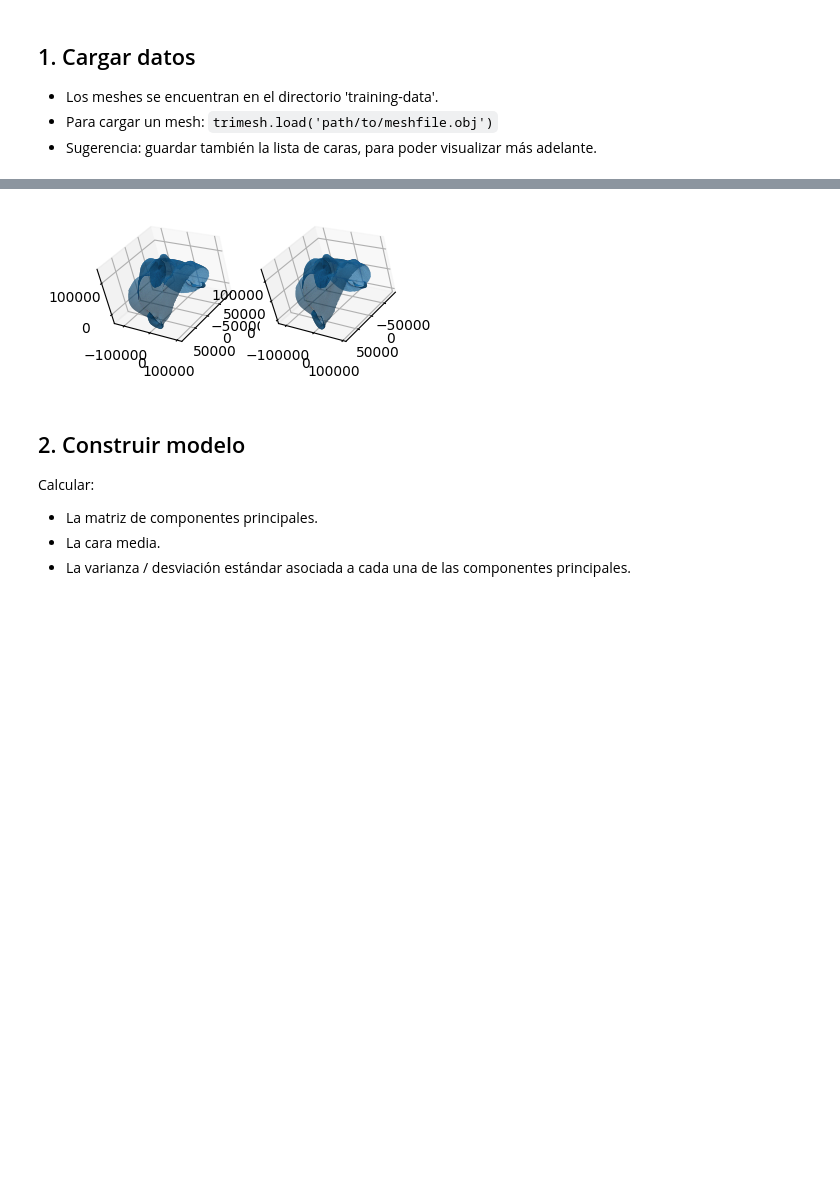
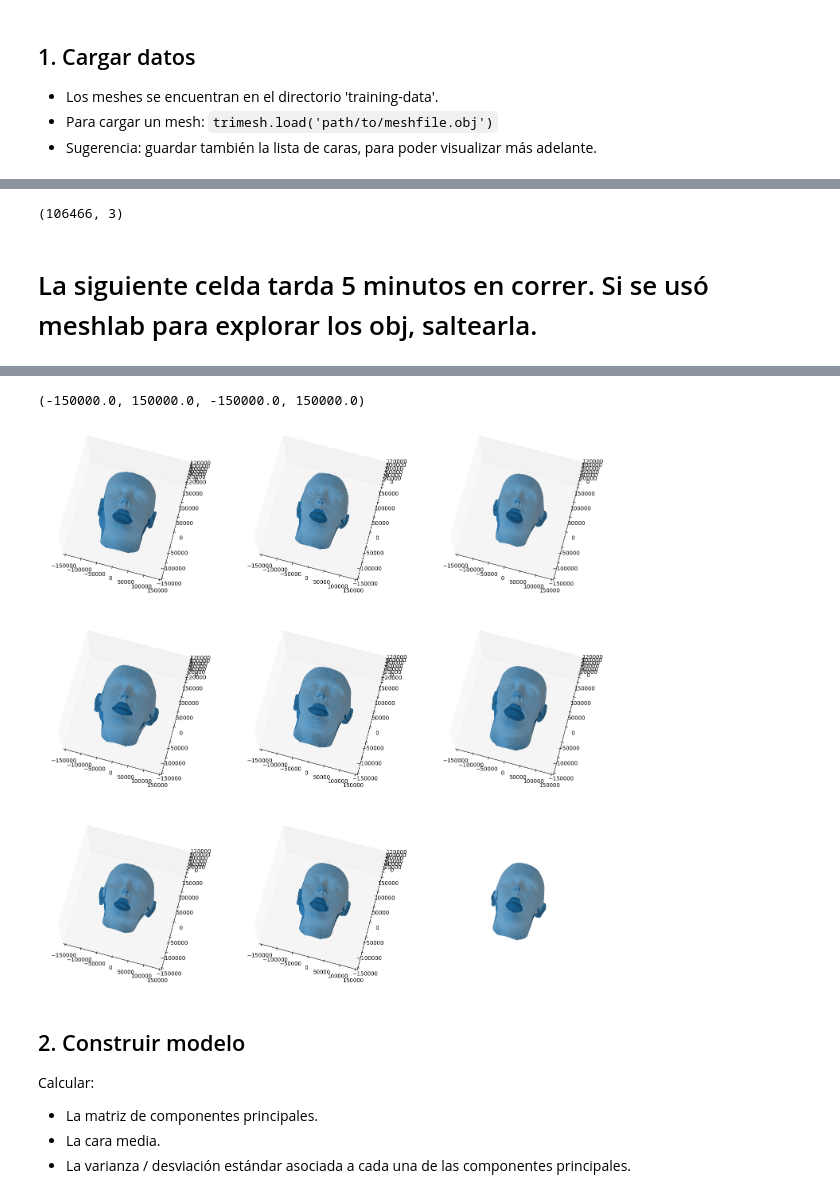
Before and after one commit to cselmo/ECI23-3D, a Jupyter notebook: Ejercicio_2.ipynb, the cells around one changed output, grey strips where cells are left out. Drawn from its saved outputs; the diff is of its cells as text; code cells hidden in the pictures; blank space fills up the shorter version.

```diff
--- a/Ejercicio_2.ipynb
+++ b/Ejercicio_2.ipynb
@@ -74,7 +42,7 @@ from pathlib import Path
 # %%
 ## Cargo los meshes y los dejo en una lista que contiene a cada uno de los mesh.
 files = Path("training-data/").glob("**/*obj")
-meshes_data = [trimesh.load(file) for file in files]
+data = [trimesh.load(file) for file in files]
 mesh_names = [f'Cara {idx}' for idx in range(1,10)] #Nombre que le asigno a cada mesh
 # %%
 #Me fijo la cantidad de vértices que tiene cada cara.
@@ -129,17 +51,0 @@ app.run_server(debug=True)
-# %%
-plt.figure()
-ax = plt.gca()
-fig = go.Figure(data=[
-    go.Mesh3d(
-        x=data[0].vertices[:, 0],
-        y=data[0].vertices[:,1],
-        z=data[0].vertices[:,2],
-        color='lightpink',
-        opacity=0.50,
-        i = data[0].faces[:,0],
-        j = data[0].faces[:,1],
-        k = data[0].faces[:,2],
-        )
-    ]
-)
-fig.show()
@@ -149,14 +52,30 @@ fig.show()
+# %%
+faces.shape
+# %% [output]
+(106466, 3)
+# %% [markdown]
+# La siguiente celda tarda 5 minutos en correr. Si se usó meshlab para explorar los obj, saltearla.
 # %%
-#Grafico las caras para tener idea de cómo son
+%%time
+#Grafico las caras para tener idea de cómo son.
+# Para verlas mejor se recomienda usar meshlab.
 
-fig = plt.figure(figsize=[6,6])
+fig = plt.figure(figsize=[18,18])
 for idx in range(3):
     for idy in range(3):
-        ax = fig.add_subplot(3, 3, 3*idx+idy+1, projection='3d')
-        ax.view_init(elev=30, azim=45, roll=15)
-        ax.plot_trisurf(data[3*idx+idy].vertices[:, 0], data[3*idx+idy].vertices[:,1], triangles=data[3*idx+idy].faces, Z=data[3*idx+idy].vertices[:,2])
-        if idy==1:
-            break
-    break
-plt.show()
+        index = 3*idx+idy
+        vertices = meshes_data[index].vertices
+        faces = meshes_data[index].faces
+        ax = fig.add_subplot(3,3,index+1, projection='3d')
+        ax.view_init(elev=90, azim=-90, roll=0)
+        ax.plot_trisurf(
+            vertices[:, 0],
+            vertices[:,1],
+            Z = vertices[:,2],
+            triangles=faces)
+        ax.set_xlim([-150000,150000])
+        ax.set_ylim([-150000,150000])
+        ax.grid(False)
+        ax.set_title(mesh_names[index])
+        plt.axis('off')
 # %% [output]
@@ -163,2 +84,3 @@ plt.show()
+(-150000.0, 150000.0, -150000.0, 150000.0)
-[figure, old version]
+[figure, new version]
 # %%
```
Also changed, not shown: parts of 33 cells of this notebook.
